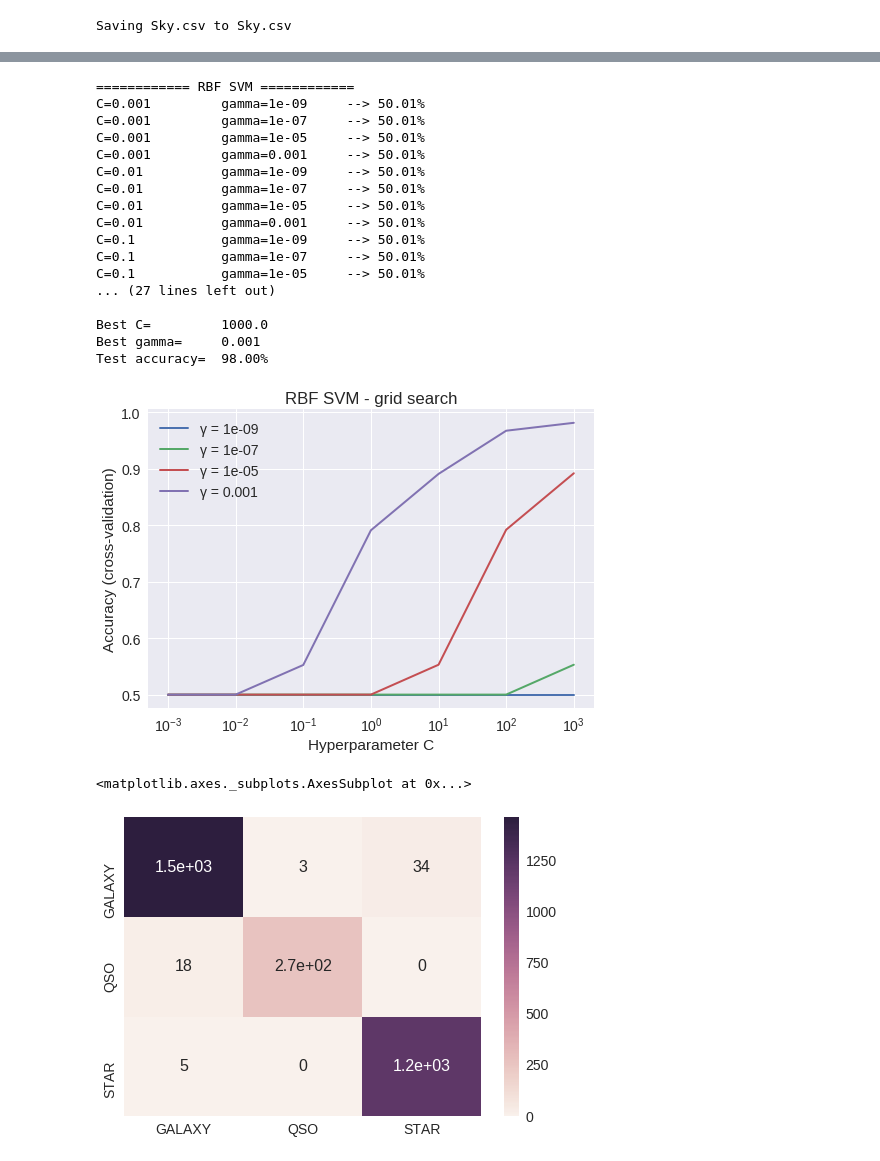
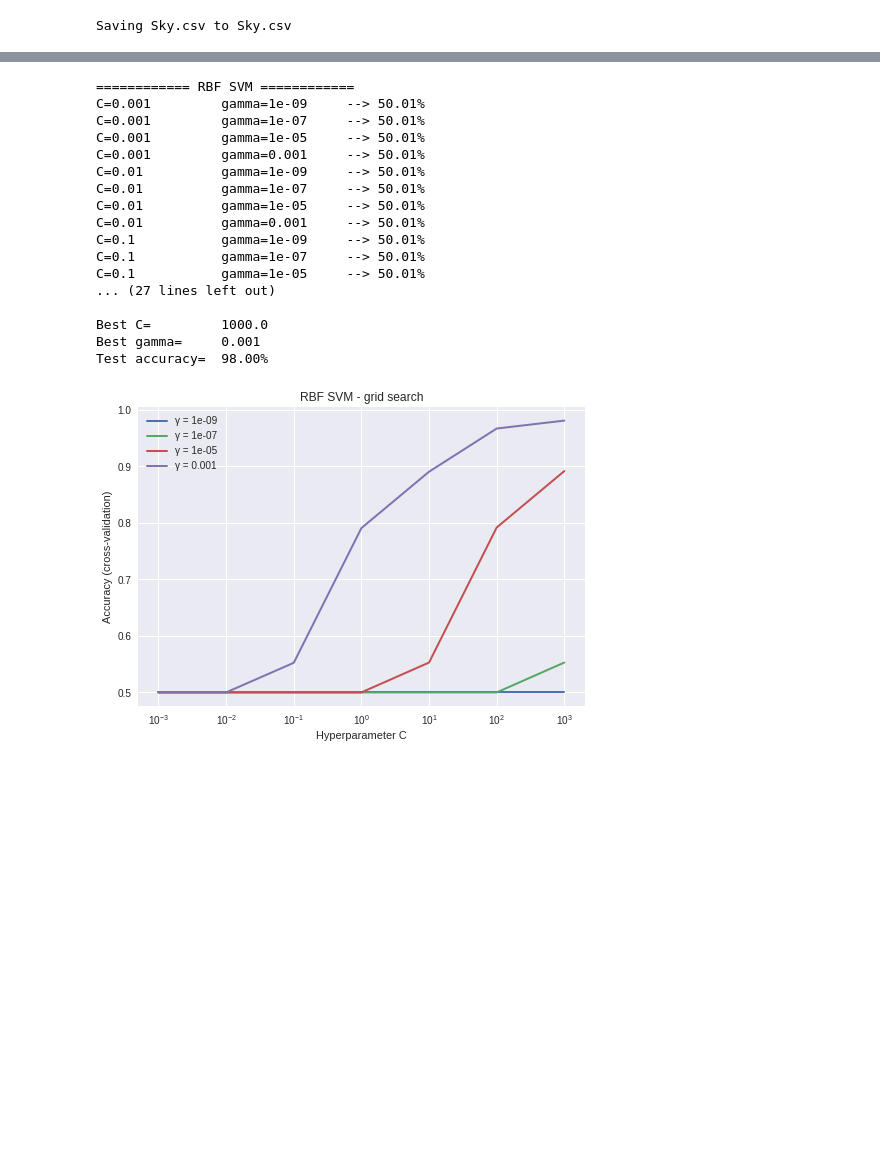
Before and after one commit to MattiaPOLI/DR14, a Jupyter notebook: SVM.ipynb, the cells around one changed output, grey strips where cells are left out. Cells and saved outputs as stored; diff of their text form; code cells hidden in the pictures; blank space fills up the shorter version.

Commit message:
Moved to Matplotlib

```diff
--- a/SVM.ipynb
+++ b/SVM.ipynb
@@ -278,0 +265,23 @@ result.sort_values(by = ["rank_test_score"], axis = 0).head(1)
+# %%
+# ~-----confusion matrix-----
+# compute confusion matrix
+y_pred = svc_linear_all.predict(X_test)
+conf_mtx = confusion_matrix(y_test, y_pred)
+
+# plot confusion matrix
+for j in range(3):
+  conf_mtx[0][j], conf_mtx[2][j] = conf_mtx[2][j], conf_mtx[0][j]
+conf_mtx = np.ndarray.round(conf_mtx.astype(float) / conf_mtx.sum(axis = 1)[:, np.newaxis], 3)
+
+cmColorScale = [[0.0, "rgb(255, 255, 255)"], [1.0, "rgb(0, 0, 255)"]]
+
+z = conf_mtx
+x = ["Galaxy", "QSO", "Star"]
+y = ["Star", "QSO", "Galaxy"]
+figure = ff.create_annotated_heatmap(z, x = x, y = y, colorscale= cmColorScale, showscale = True)
+figure['layout']['xaxis']['title']['text'] = "Predicted Label"
+figure['layout']['xaxis']['side'] = "bottom"
+figure['layout']['yaxis']['title']['text'] = "True Label"
+figure['layout']['title'] = "Linear SVM (one-vs-all) - confusion matrix"
+enable_plotly_in_cell()
+plotly.offline.iplot(figure, filename="rbfAccuracy")
@@ -330,51 +341,34 @@ print("Test accuracy= \t%.2f%%" % (accuracy*100))
 # accuracy w.r.t. parameters
 fig = plt.figure()
 ax = fig.gca()
 for i,gamma in enumerate(gamma_range):
   plt.plot(C_range, accuracy_validation[:,i], linewidth=2, label='γ = ' + str(gamma))
 plt.xscale("log")
 plt.title('RBF SVM - grid search')
 plt.xlabel('Hyperparameter C')
 plt.ylabel('Accuracy (cross-validation)')
 ax.legend()
 
 plt.show()
-
-
-# TODO: heat map
-
-
-# ~-----confusion matrix-----
-# compute confusion matrix
-y_pred = svc_rbf.predict(X_test)
-conf_mtx = confusion_matrix(y_test, y_pred)
-
-# plot confusion matrix
-df_cm = pd.DataFrame(conf_mtx, index = [i for i in classes],
-                  columns = [i for i in classes])
-sn.set(font_scale=1.4)#for label size
-sn.heatmap(df_cm, annot=True,annot_kws={"size": 16})# font size
 # %% [output]
 ============ RBF SVM ============
 C=0.001         gamma=1e-09     --> 50.01%
 C=0.001         gamma=1e-07     --> 50.01%
 C=0.001         gamma=1e-05     --> 50.01%
 C=0.001         gamma=0.001     --> 50.01%
 C=0.01          gamma=1e-09     --> 50.01%
 C=0.01          gamma=1e-07     --> 50.01%
 C=0.01          gamma=1e-05     --> 50.01%
 C=0.01          gamma=0.001     --> 50.01%
 C=0.1           gamma=1e-09     --> 50.01%
 C=0.1           gamma=1e-07     --> 50.01%
 C=0.1           gamma=1e-05     --> 50.01%
 ... (27 lines left out)
 
 Best C=         1000.0
 Best gamma=     0.001
 Test accuracy=  98.00%
-[figure, old version]
+[figure, new version]
-<matplotlib.axes._subplots.AxesSubplot at 0x...>
-[figure, removed]
 # %%
 # ~-----RBF SVM-----
 
```
Also changed, not shown: parts of 12 cells of this notebook.
